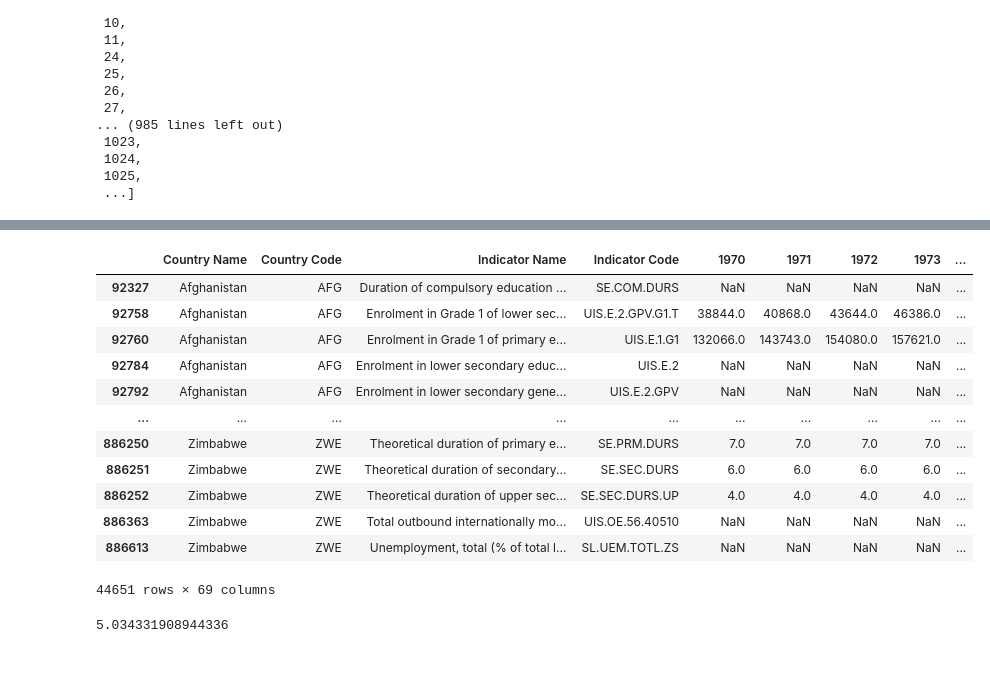
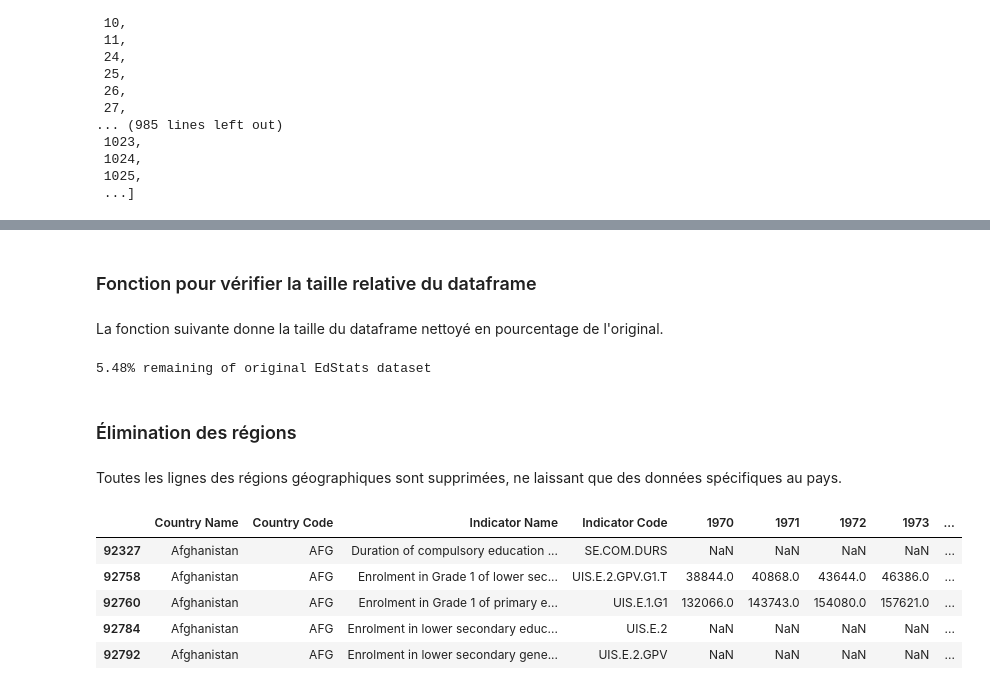
Before and after one commit to gabrielhermel/OC_DS_P2, a Jupyter notebook: Hermel_Gabriel_1_notebook_072022.ipynb, the cells around one changed output, grey strips where cells are left out. Drawn from its saved outputs; the diff is of its cells as text; code cells hidden in the pictures; blank space fills up the shorter version.

```diff
--- a/Hermel_Gabriel_1_notebook_072022.ipynb
+++ b/Hermel_Gabriel_1_notebook_072022.ipynb
@@ -130,6 +140,7 @@ dtype: float64
 # %%
-edstats_missing_key_yrs = edstats_missing[["2002", "2003", "2004", "2005", "2006", "2007", "2008", "2009", "2010", "2011",
-                                           "2012", "2013", "2014", "2015", "2016", "2017", "2020", "2025", "2030"]]
+key_yrs = ["2002", "2003", "2004", "2005", "2006", "2007", "2008", "2009", "2010", "2011",
+           "2012", "2013", "2014", "2015", "2016", "2017", "2020", "2025", "2030"]
+edstats_missing_key_yrs = edstats_missing[key_yrs]
 edstats_missing_key_yrs.head()
 # %% [output]
 |  | 2002 | 2003 | 2004 | 2005 | 2006 | 2007 | 2008 | 2009 | 2010 | 2011 | 2012 | ... |
@@ -260,23 +252,27 @@ len(edstats_suff_data_no_sex) / len(edstats) * 100
+# %% [markdown]
+### Fonction pour vérifier la taille relative du dataframe <a class="anchor" id="taille_df"></a>
+# %% [markdown]
+La fonction suivante donne la taille du dataframe nettoyé en pourcentage de l'original.
+# %%
+def compare_to_edstats(df):
+    print(str(round(len(df) / len(edstats) * 100, 2)) + "% remaining of original EdStats dataset")
+
+compare_to_edstats(edstats_suff_data_no_sex)
+# %% [output]
+5.48% remaining of original EdStats dataset
+# %% [markdown]
+### Élimination des régions <a class="anchor" id="elim_reg"></a>
+# %% [markdown]
+Toutes les lignes des régions géographiques sont supprimées, ne laissant que des données spécifiques au pays.
 # %%
 region_country_codes = ["ARB", "EAP", "EAS", "ECA", "ECS", "EMU", "EUU", "HIC", "HPC", "LAC", "LCN", "LDC", "LIC",
                         "LMC", "LMY", "MEA", "MIC", "MNA", "NAC", "OED", "SAS", "SSA", "SSF", "UMC", "WLD"]
 edstats_suff_data_no_sex_region = edstats_suff_data_no_sex[~edstats_suff_data_no_sex['Country Code'].isin(region_country_codes)]
-edstats_suff_data_no_sex_region
+edstats_suff_data_no_sex_region.head()
 # %% [output]
 |  | Country Name | Country Code | Indicator Name | Indicator Code | 1970 | 1971 | 1972 | 1973 | ... |
 | 92327 | Afghanistan | AFG | Duration of compulsory education ... | SE.COM.DURS | NaN | NaN | NaN | NaN | ... |
 | 92758 | Afghanistan | AFG | Enrolment in Grade 1 of lower sec... | UIS.E.2.GPV.G1.T | 38844.0 | 40868.0 | 43644.0 | 46386.0 | ... |
 | 92760 | Afghanistan | AFG | Enrolment in Grade 1 of primary e... | UIS.E.1.G1 | 132066.0 | 143743.0 | 154080.0 | 157621.0 | ... |
 | 92784 | Afghanistan | AFG | Enrolment in lower secondary educ... | UIS.E.2 | NaN | NaN | NaN | NaN | ... |
 | 92792 | Afghanistan | AFG | Enrolment in lower secondary gene... | UIS.E.2.GPV | NaN | NaN | NaN | NaN | ... |
-| ... | ... | ... | ... | ... | ... | ... | ... | ... | ... |
-| 886250 | Zimbabwe | ZWE | Theoretical duration of primary e... | SE.PRM.DURS | 7.0 | 7.0 | 7.0 | 7.0 | ... |
-| 886251 | Zimbabwe | ZWE | Theoretical duration of secondary... | SE.SEC.DURS | 6.0 | 6.0 | 6.0 | 6.0 | ... |
-| 886252 | Zimbabwe | ZWE | Theoretical duration of upper sec... | SE.SEC.DURS.UP | 4.0 | 4.0 | 4.0 | 4.0 | ... |
-| 886363 | Zimbabwe | ZWE | Total outbound internationally mo... | UIS.OE.56.40510 | NaN | NaN | NaN | NaN | ... |
-| 886613 | Zimbabwe | ZWE | Unemployment, total (% of total l... | SL.UEM.TOTL.ZS | NaN | NaN | NaN | NaN | ... |
-44651 rows × 69 columns
-# %%
-len(edstats_suff_data_no_sex_region) / len(edstats) * 100
-# %% [output]
-5.034331908944336
```
Also changed, not shown: parts of 50 cells of this notebook, 4 other files.
